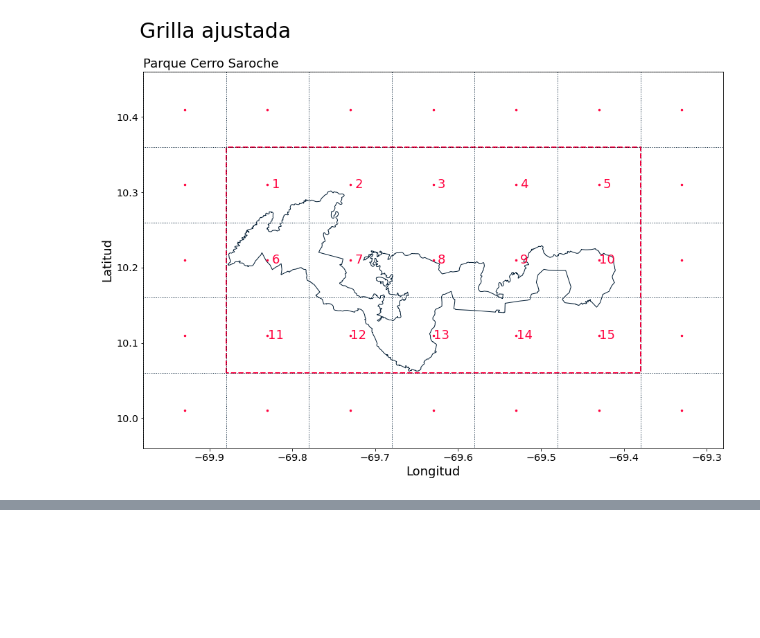
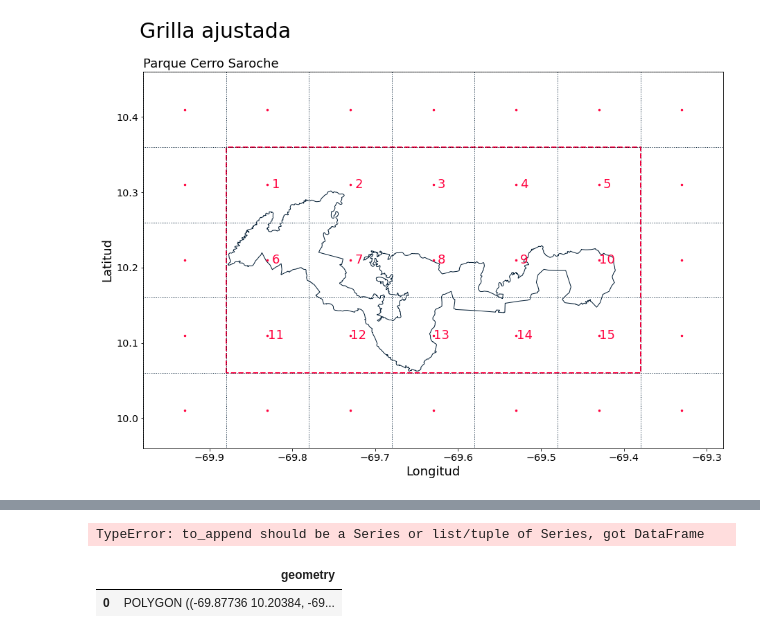
Before and after one commit to esglobe/geet-metview, a Jupyter notebook: 1_definir_area_cerro_saroche.ipynb, the cells around one changed output, grey strips where cells are left out. Cells and saved outputs as stored; diff of their text form; code cells hidden in the pictures; blank space fills up the shorter version.

```diff
--- a/1_definir_area_cerro_saroche.ipynb
+++ b/1_definir_area_cerro_saroche.ipynb
@@ -250,0 +257,11 @@ parque_rectangulo.to_file("./cerro_saroche/poligono_cerro_saroche/rectangulo_cer
+# %%
+test = parque_rectangulo.append(park_poligono)
+
+test
+# %% [output]
+TypeError: to_append should be a Series or list/tuple of Series, got DataFrame
+# %%
+park_poligono
+# %% [output]
+|  | geometry |
+| 0 | POLYGON ((-69.87736 10.20384, -69... |
```
Also changed, not shown: parts of 3 cells of this notebook, 1 other file.
